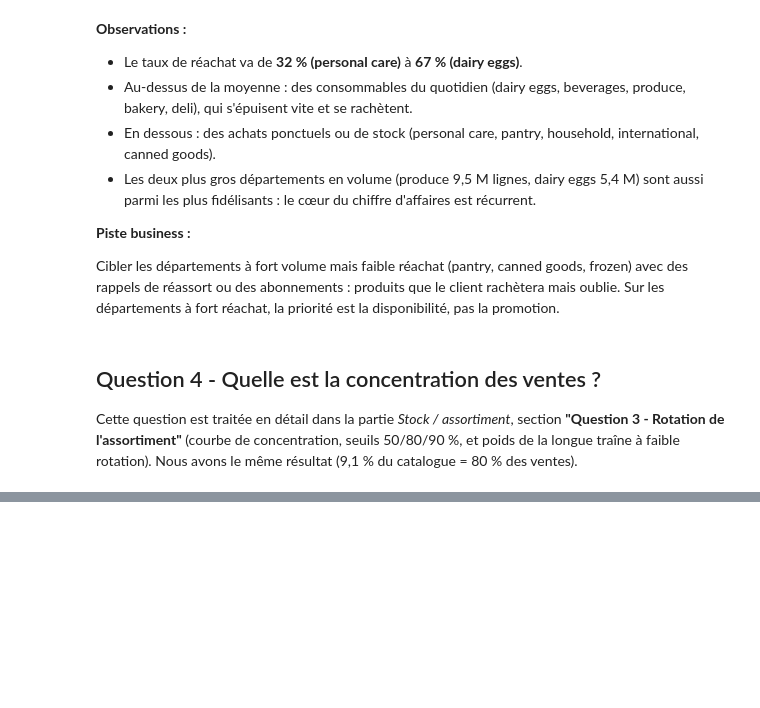
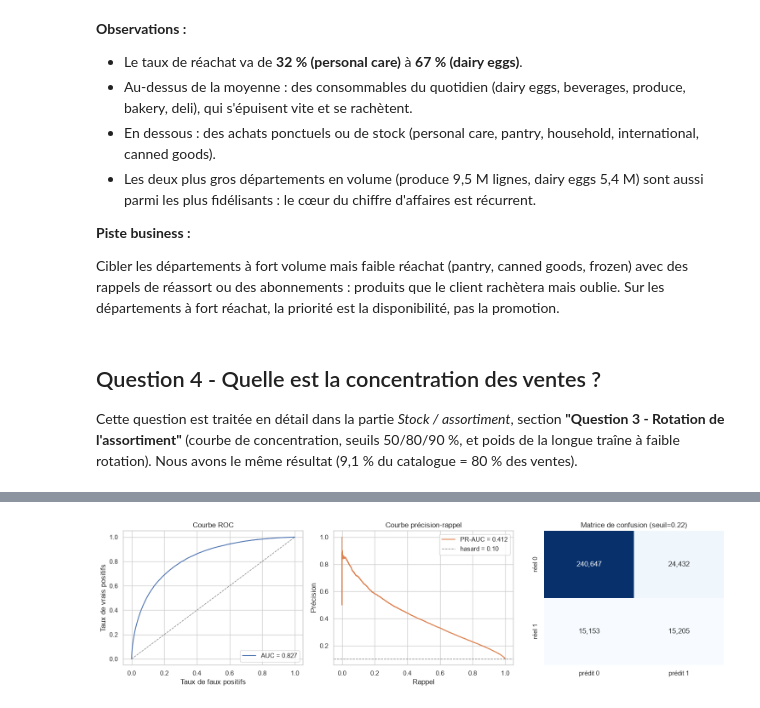
Before and after one commit to tranarivelo/joja-data-analysis, a Jupyter notebook: joja_analysis.ipynb, the cells around one changed output, grey strips where cells are left out. Cells and saved outputs as stored; diff of their text form; code cells hidden in the pictures; blank space fills up the shorter version.

```diff
--- a/joja_analysis.ipynb
+++ b/joja_analysis.ipynb
@@ -1458,0 +1653,19 @@ Cette question est traitée en détail dans la partie *Stock / assortiment*, sec
+# %%
+# Découpage par client (aucun client dans deux jeux à la fois -> pas de fuite de données)
+u = data["user_id"].unique()
+rng.shuffle(u)
+n = len(u)
+users_train = set(u[:int(0.6 * n)].tolist())
+users_val   = set(u[int(0.6 * n):int(0.8 * n)].tolist())
+users_test  = set(u[int(0.8 * n):].tolist())
+
+def split(users_set):
+    m = data["user_id"].isin(users_set)
+    return data.loc[m, FEATS].fillna(0.0), data.loc[m, "label"]
+
+X_train, y_train = split(users_train)
+X_val,   y_val   = split(users_val)
+X_test,  y_test  = split(users_test)
+
+for nom, y in [("train", y_train), ("val", y_val), ("test", y_test)]:
+    print(f"{nom:5} : {len(y):>8,} lignes | {y.mean():.1%} de positifs")
@@ -1458,0 +1780,30 @@ Cette question est traitée en détail dans la partie *Stock / assortiment*, sec
+# %%
+# Courbes ROC & précision-rappel + matrice de confusion
+fig, axes = plt.subplots(1, 3, figsize=(15, 4.2))
+
+fpr, tpr, _ = roc_curve(y_test, p_test)
+axes[0].plot(fpr, tpr, color="#4C72B0", label=f"AUC = {roc_auc_score(y_test, p_test):.3f}")
+axes[0].plot([0, 1], [0, 1], "--", color="grey", linewidth=1)
+axes[0].set_xlabel("Taux de faux positifs")
+axes[0].set_ylabel("Taux de vrais positifs")
+axes[0].set_title("Courbe ROC")
+axes[0].legend(loc="lower right")
+
+prec, rec, _ = precision_recall_curve(y_test, p_test)
+axes[1].plot(rec, prec, color="#DD8452", label=f"PR-AUC = {average_precision_score(y_test, p_test):.3f}")
+axes[1].axhline(y_test.mean(), ls="--", color="grey", linewidth=1, label=f"hasard = {y_test.mean():.2f}")
+axes[1].set_xlabel("Rappel")
+axes[1].set_ylabel("Précision")
+axes[1].set_title("Courbe précision-rappel")
+axes[1].legend(loc="upper right")
+
+cm = confusion_matrix(y_test, y_hat)
+sns.heatmap(cm, annot=True, fmt=",d", cmap="Blues", cbar=False,
+            xticklabels=["prédit 0", "prédit 1"],
+            yticklabels=["réel 0", "réel 1"], ax=axes[2])
+axes[2].set_title(f"Matrice de confusion (seuil={seuil:.2f})")
+
+plt.tight_layout()
+plt.show()
+# %% [output]
+[figure, added]
```
Also changed, not shown: parts of 20 cells of this notebook, 1 other file.
